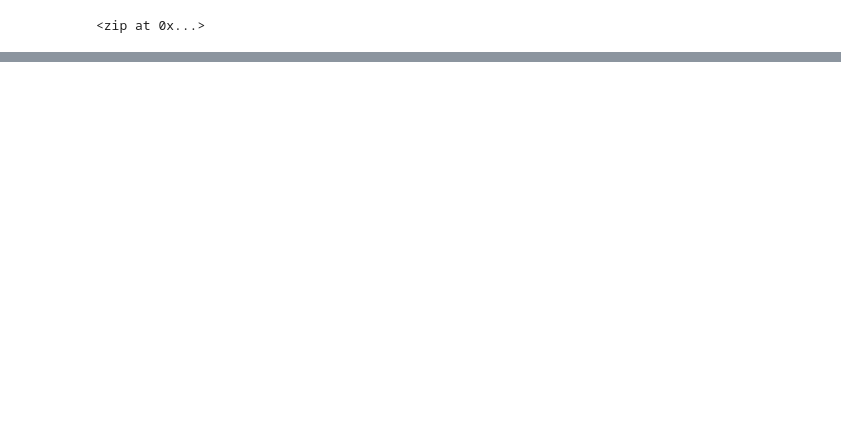
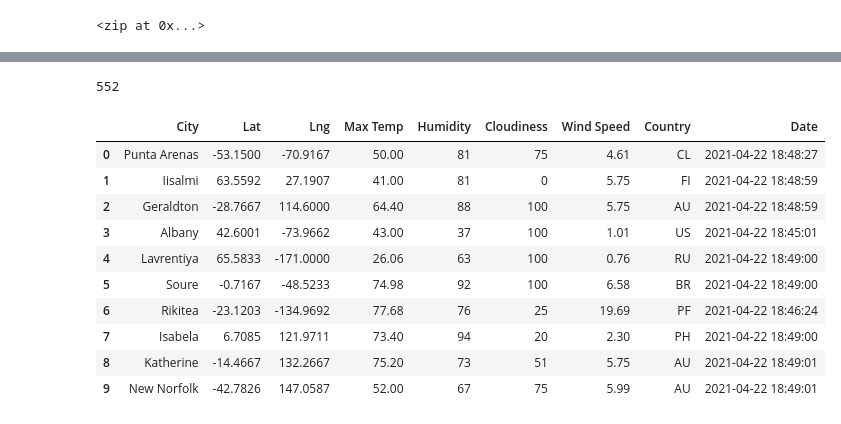
Before and after one commit to ddmarchlewski/World_Weather_Analysis, a Jupyter notebook: WeatherPy.ipynb, the cells around one changed output, grey strips where cells are left out. Cells and saved outputs as stored; diff of their text form; code cells hidden in the pictures; blank space fills up the shorter version.

```diff
--- a/WeatherPy.ipynb
+++ b/WeatherPy.ipynb
@@ -17,3 +19,9 @@ coordinates = list(lat_lngs)
 # %%
 # Use the citipy module to determine city based on latitude and longitude.
 from citipy import citipy
+# %%
+# Import the API key.
+from config import weather_api_key
+# Starting URL for Weather Map API Call.
+url = "http://api.openweathermap.org/data/2.5/weather?units=Imperial&APPID=" + weather_api_key
+print(url)
@@ -33,0 +44,10 @@ len(cities)
+# %%
+# Create an empty list to hold the weather data.
+city_data = []
+# Print the beginning of the logging.
+print("Beginning Data Retrieval     ")
+print("-----------------------------")
+
+# Create counters.
+record_count = 1
+set_count = 1
@@ -33,0 +57,10 @@ len(cities)
+# %%
+# Loop through all the cities in our list.
+for i in range(len(cities)):
+
+    # Group cities in sets of 50 for logging purposes.
+    if (i % 50 == 0 and i >= 50):
+        set_count += 1
+        record_count = 1
+    # Create endpoint URL with each city.
+    city_url = url + "&q=" + cities[i]
@@ -33,0 +134,20 @@ len(cities)
+# %%
+len(city_data)
+# %% [output]
+552
+# %%
+# Convert the array of dictionaries to a Pandas DataFrame.
+city_data_df = pd.DataFrame(city_data)
+city_data_df.head(10)
+# %% [output]
+|  | City | Lat | Lng | Max Temp | Humidity | Cloudiness | Wind Speed | Country | Date |
+| 0 | Punta Arenas | -53.1500 | -70.9167 | 50.00 | 81 | 75 | 4.61 | CL | 2021-04-22 18:48:27 |
+| 1 | Iisalmi | 63.5592 | 27.1907 | 41.00 | 81 | 0 | 5.75 | FI | 2021-04-22 18:48:59 |
+| 2 | Geraldton | -28.7667 | 114.6000 | 64.40 | 88 | 100 | 5.75 | AU | 2021-04-22 18:48:59 |
+| 3 | Albany | 42.6001 | -73.9662 | 43.00 | 37 | 100 | 1.01 | US | 2021-04-22 18:45:01 |
+| 4 | Lavrentiya | 65.5833 | -171.0000 | 26.06 | 63 | 100 | 0.76 | RU | 2021-04-22 18:49:00 |
+| 5 | Soure | -0.7167 | -48.5233 | 74.98 | 92 | 100 | 6.58 | BR | 2021-04-22 18:49:00 |
+| 6 | Rikitea | -23.1203 | -134.9692 | 77.68 | 76 | 25 | 19.69 | PF | 2021-04-22 18:46:24 |
+| 7 | Isabela | 6.7085 | 121.9711 | 73.40 | 94 | 20 | 2.30 | PH | 2021-04-22 18:49:00 |
+| 8 | Katherine | -14.4667 | 132.2667 | 75.20 | 73 | 51 | 5.75 | AU | 2021-04-22 18:49:01 |
+| 9 | New Norfolk | -42.7826 | 147.0587 | 52.00 | 67 | 75 | 5.99 | AU | 2021-04-22 18:49:01 |
```
Also changed, not shown: parts of 8 cells of this notebook.
